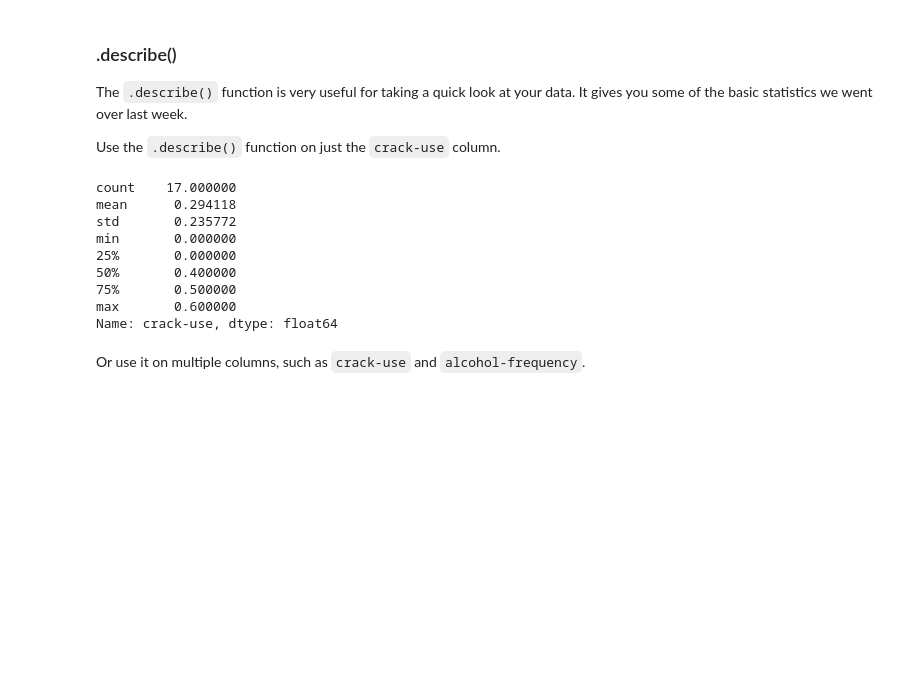
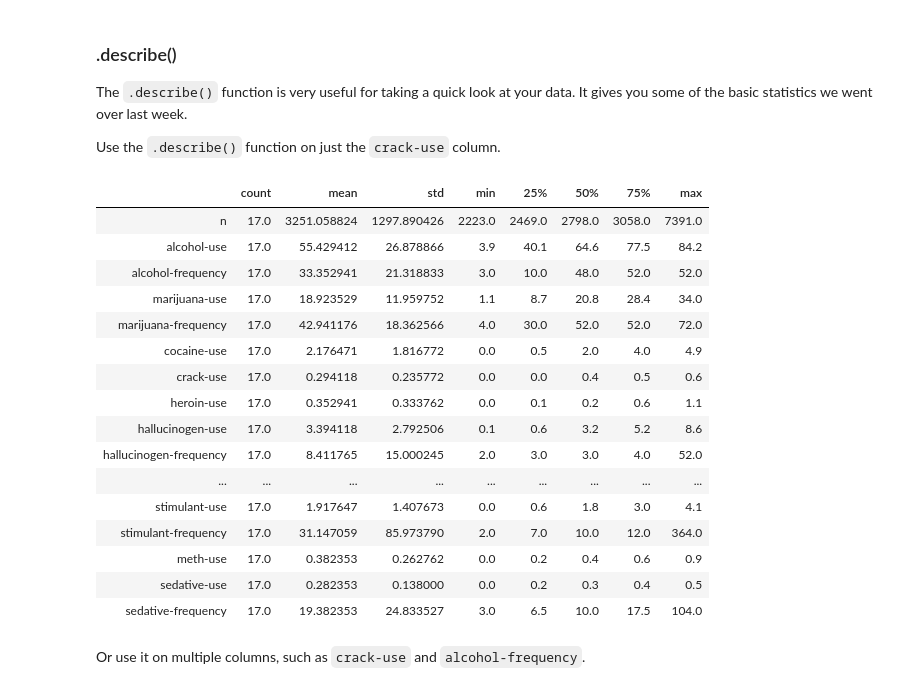
Before and after one commit to mcwayrm/ECON611-MCWAYRM, a Jupyter notebook: lectures/nov_25_2019/L10.1_pandas_intro.ipynb, the cells around one changed output. Drawn from its saved outputs; the diff is of its cells as text; code cells hidden in the pictures; blank space fills up the shorter version.

````diff
--- a/lectures/nov_25_2019/L10.1_pandas_intro.ipynb
+++ b/lectures/nov_25_2019/L10.1_pandas_intro.ipynb
@@ -48,7 +50,7 @@
 
 Pandas can load multiple types of files, but one of the most common filetypes for storing data is as ```.csv``` files. Let's load a dataset on drug use by age from the ```assets/datasets``` directory:
 # %%
-drug = pd.read_csv('../../datasets/drug_use_by_age/drug-use-by-age.csv')
+drug = pd.read_csv('../../database/drug_use_by_age/drug-use-by-age.csv')
 # %% [markdown]
 This creates a pandas object called a **DataFrame**. These are powerful containers for data with many built-in functions to explore and manipulate data.
 
@@ -232,16 +249,26 @@
 Use the ```.describe()``` function on just the ```crack-use``` column.
 # %%
 drug['crack-use'].describe()
+drug_des = drug.describe().T
+drug_des
 # %% [output]
-count    17.000000
-mean      0.294118
-std       0.235772
-min       0.000000
-25%       0.000000
-50%       0.400000
-75%       0.500000
-max       0.600000
-Name: crack-use, dtype: float64
+|  | count | mean | std | min | 25% | 50% | 75% | max |
+| n | 17.0 | 3251.058824 | 1297.890426 | 2223.0 | 2469.0 | 2798.0 | 3058.0 | 7391.0 |
+| alcohol-use | 17.0 | 55.429412 | 26.878866 | 3.9 | 40.1 | 64.6 | 77.5 | 84.2 |
+| alcohol-frequency | 17.0 | 33.352941 | 21.318833 | 3.0 | 10.0 | 48.0 | 52.0 | 52.0 |
+| marijuana-use | 17.0 | 18.923529 | 11.959752 | 1.1 | 8.7 | 20.8 | 28.4 | 34.0 |
+| marijuana-frequency | 17.0 | 42.941176 | 18.362566 | 4.0 | 30.0 | 52.0 | 52.0 | 72.0 |
+| cocaine-use | 17.0 | 2.176471 | 1.816772 | 0.0 | 0.5 | 2.0 | 4.0 | 4.9 |
+| crack-use | 17.0 | 0.294118 | 0.235772 | 0.0 | 0.0 | 0.4 | 0.5 | 0.6 |
+| heroin-use | 17.0 | 0.352941 | 0.333762 | 0.0 | 0.1 | 0.2 | 0.6 | 1.1 |
+| hallucinogen-use | 17.0 | 3.394118 | 2.792506 | 0.1 | 0.6 | 3.2 | 5.2 | 8.6 |
+| hallucinogen-frequency | 17.0 | 8.411765 | 15.000245 | 2.0 | 3.0 | 3.0 | 4.0 | 52.0 |
+| ... | ... | ... | ... | ... | ... | ... | ... | ... |
+| stimulant-use | 17.0 | 1.917647 | 1.407673 | 0.0 | 0.6 | 1.8 | 3.0 | 4.1 |
+| stimulant-frequency | 17.0 | 31.147059 | 85.973790 | 2.0 | 7.0 | 10.0 | 12.0 | 364.0 |
+| meth-use | 17.0 | 0.382353 | 0.262762 | 0.0 | 0.2 | 0.4 | 0.6 | 0.9 |
+| sedative-use | 17.0 | 0.282353 | 0.138000 | 0.0 | 0.2 | 0.3 | 0.4 | 0.5 |
+| sedative-frequency | 17.0 | 19.382353 | 24.833527 | 3.0 | 6.5 | 10.0 | 17.5 | 104.0 |
 # %% [markdown]
 Or use it on multiple columns, such as ```crack-use``` and ```alcohol-frequency```.
 # %%
````
Also changed, not shown: parts of 3 cells of this notebook, 20 other files.
